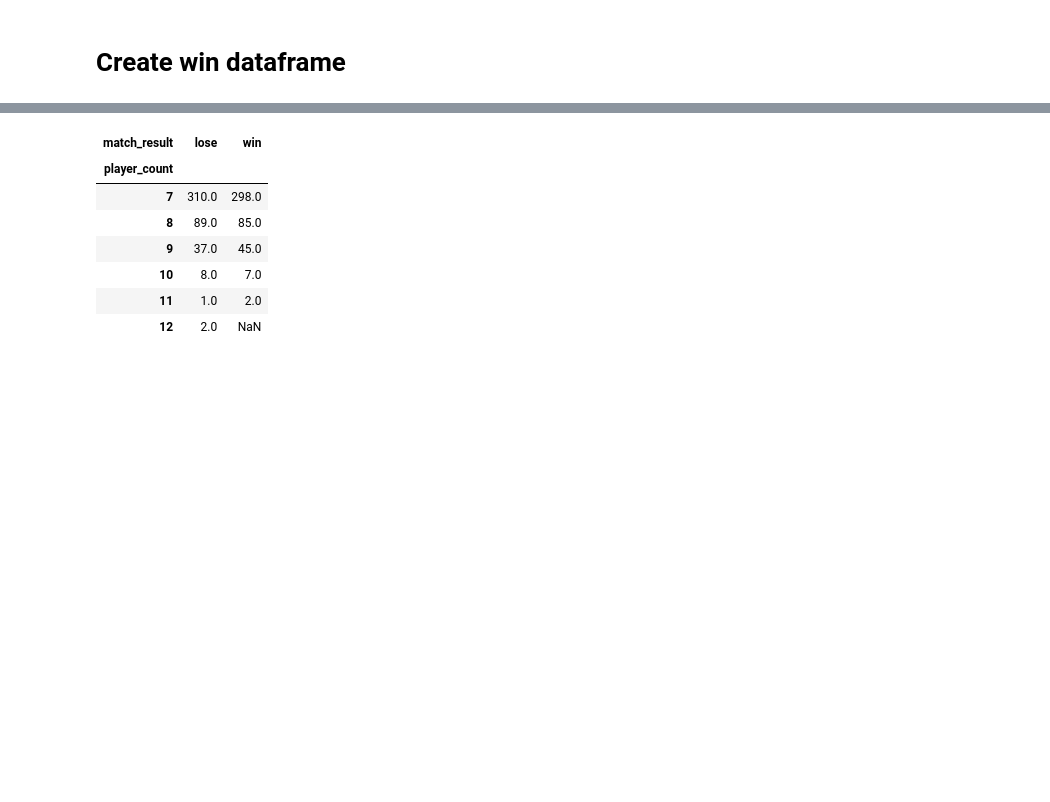
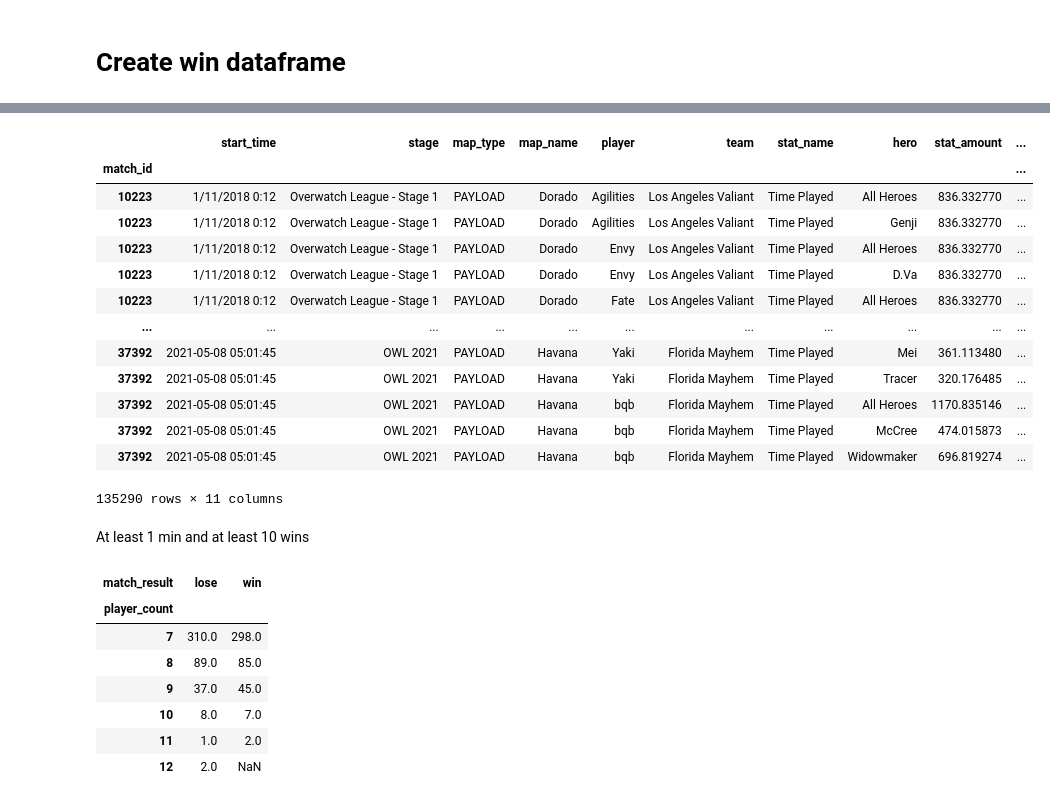
Before and after one commit to RogerWszolek/OverwatchAnalysis, a Jupyter notebook: Overwatch Questions.ipynb, the cells around one changed output, grey strips where cells are left out. Drawn from its saved outputs; the diff is of its cells as text; code cells hidden in the pictures; blank space fills up the shorter version.

```diff
--- a/Overwatch Questions.ipynb
+++ b/Overwatch Questions.ipynb
@@ -71,0 +57,19 @@ df_win
+# %%
+df_complete[timePlayed_c]
+# %% [output]
+|  | start_time | stage | map_type | map_name | player | team | stat_name | hero | stat_amount | ... |
+| match_id |  |  |  |  |  |  |  |  |  | ... |
+| 10223 | 1/11/2018 0:12 | Overwatch League - Stage 1 | PAYLOAD | Dorado | Agilities | Los Angeles Valiant | Time Played | All Heroes | 836.332770 | ... |
+| 10223 | 1/11/2018 0:12 | Overwatch League - Stage 1 | PAYLOAD | Dorado | Agilities | Los Angeles Valiant | Time Played | Genji | 836.332770 | ... |
+| 10223 | 1/11/2018 0:12 | Overwatch League - Stage 1 | PAYLOAD | Dorado | Envy | Los Angeles Valiant | Time Played | All Heroes | 836.332770 | ... |
+| 10223 | 1/11/2018 0:12 | Overwatch League - Stage 1 | PAYLOAD | Dorado | Envy | Los Angeles Valiant | Time Played | D.Va | 836.332770 | ... |
+| 10223 | 1/11/2018 0:12 | Overwatch League - Stage 1 | PAYLOAD | Dorado | Fate | Los Angeles Valiant | Time Played | All Heroes | 836.332770 | ... |
+| ... | ... | ... | ... | ... | ... | ... | ... | ... | ... | ... |
+| 37392 | 2021-05-08 05:01:45 | OWL 2021 | PAYLOAD | Havana | Yaki | Florida Mayhem | Time Played | Mei | 361.113480 | ... |
+| 37392 | 2021-05-08 05:01:45 | OWL 2021 | PAYLOAD | Havana | Yaki | Florida Mayhem | Time Played | Tracer | 320.176485 | ... |
+| 37392 | 2021-05-08 05:01:45 | OWL 2021 | PAYLOAD | Havana | bqb | Florida Mayhem | Time Played | All Heroes | 1170.835146 | ... |
+| 37392 | 2021-05-08 05:01:45 | OWL 2021 | PAYLOAD | Havana | bqb | Florida Mayhem | Time Played | McCree | 474.015873 | ... |
+| 37392 | 2021-05-08 05:01:45 | OWL 2021 | PAYLOAD | Havana | bqb | Florida Mayhem | Time Played | Widowmaker | 696.819274 | ... |
+135290 rows × 11 columns
+# %% [markdown]
+At least 1 min and at least 10 wins
```
Also changed, not shown: parts of 13 cells of this notebook, 2 other files.
